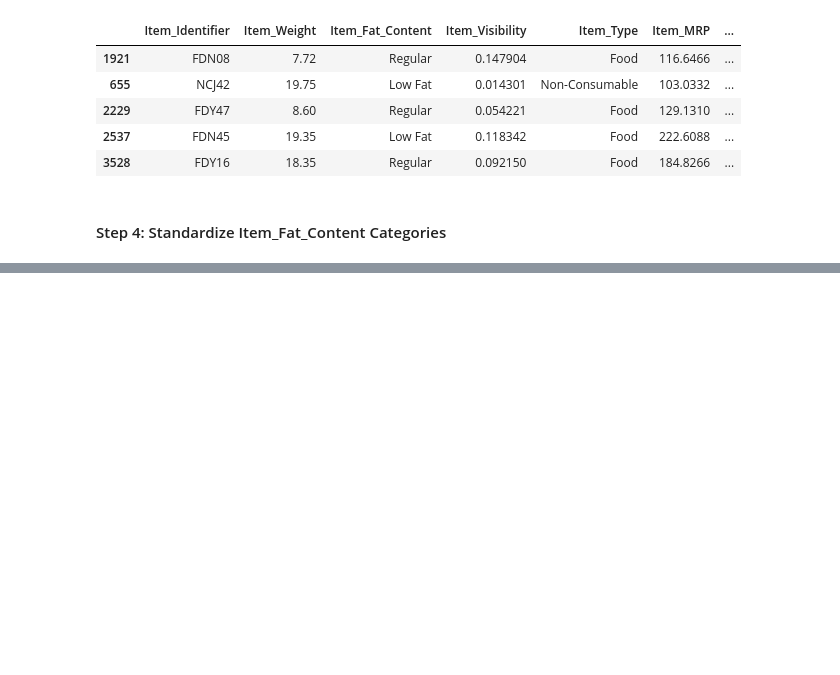
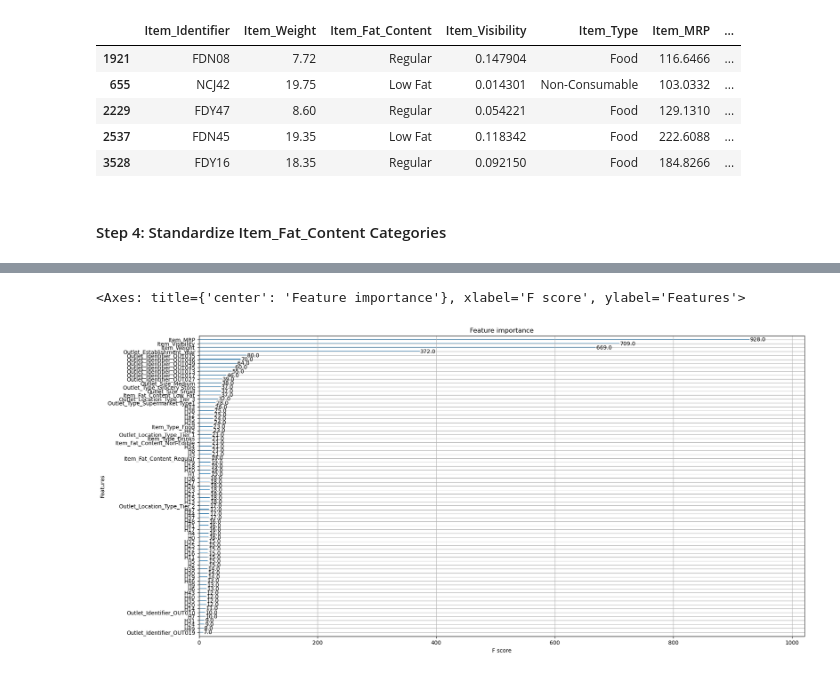
Before and after one commit to Debasish6/ML-Basics, a Jupyter notebook: Sales Prediction/Sales_Froecasting2.ipynb, the cells around one changed output, grey strips where cells are left out. Drawn from its saved outputs; the diff is of its cells as text; code cells hidden in the pictures; blank space fills up the shorter version.

```diff
--- a/Sales Prediction/Sales_Froecasting2.ipynb
+++ b/Sales Prediction/Sales_Froecasting2.ipynb
@@ -517,0 +1052,9 @@ X_train_c.head()
+# %%
+hash_vector_sixe = 50
+fh = FeatureHasher(n_features=hash_vector_sixe,input_type='string')
+hashed_df = pd.DataFrame(
+                        fh.transform(X_train['Item_Identifier'].values.reshape(-1, 1)).toarray(),
+                        columns=['H'+str(i) for i in range(hash_vector_sixe)]
+                    )
+
+hashed_df.head()
@@ -517,0 +1069,11 @@ X_train_c.head()
+# %%
+cat_feats =X_train.select_dtypes(include=['object']).drop(columns='Item_Identifier')
+ohe = OneHotEncoder(handle_unknown='ignore')
+ohe.fit(cat_feats)
+ohe_feature_names = ohe.get_feature_names_out(input_features=cat_feats.columns)
+# %%
+num_feats_train = X_train.select_dtypes(exclude=['object']).reset_index(drop=True)
+cat_feats_train = X_train.select_dtypes(include=['object']).drop(columns='Item_Identifier')
+X_train_cat_ohe = pd.DataFrame(ohe.transform(cat_features_train).toarray(),columns=ohe_feature_names)
+X_train_final = pd.concat([num_feats_train,hashed_df,X_train_cat_ohe],axis=1)
+X_train_final.head()
@@ -517,0 +1155,3 @@ X_train_c.head()
+# %%
+xgr = xgb.XGBRegressor(objective='reg:squarederror',random_state=SEED)
+xgr.fit(X_train_final,y_train)
@@ -517,0 +1214,8 @@ X_train_c.head()
+# %%
+from xgboost import plot_importance
+
+fig, ax = plt.subplots(1,1,figsize=(20, 10))
+plot_importance(xgr,ax=ax)
+# %% [output]
+<Axes: title={'center': 'Feature importance'}, xlabel='F score', ylabel='Features'>
+[figure, added]
```
Also changed, not shown: parts of 63 cells of this notebook.
